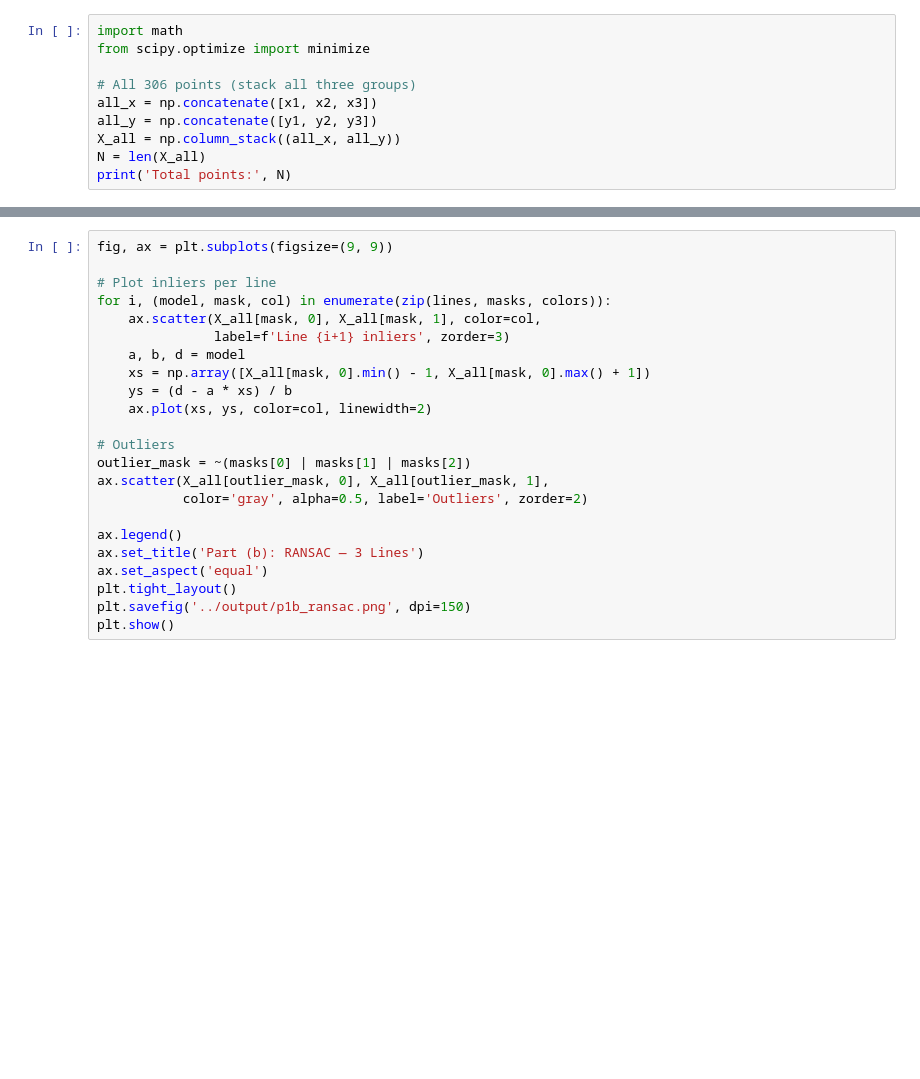
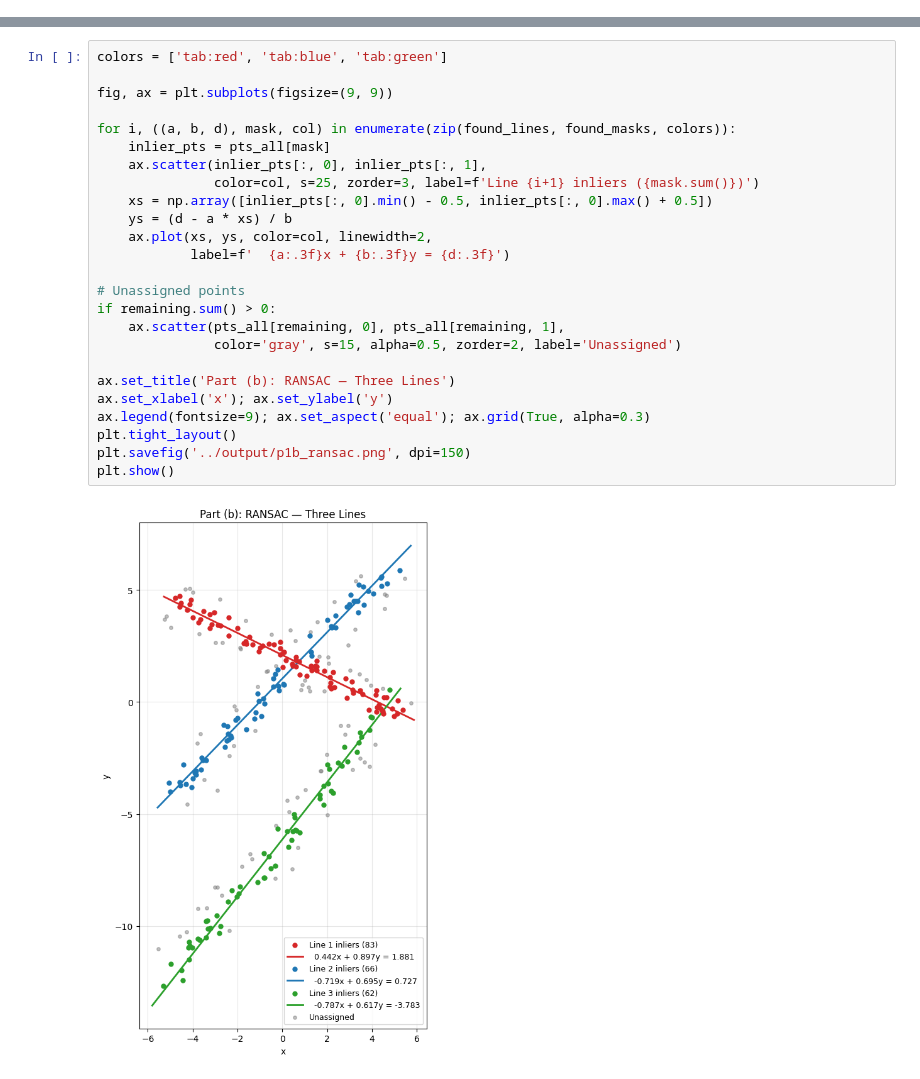
Before and after one commit to Kalana-Demintha-Vidanapathirana/258839R_IT5437_CV_Assignment_2, a Jupyter notebook: src/problem1_line_fitting.ipynb, the cells around one changed output, grey strips where cells are left out. Cells and saved outputs as stored; diff of their text form; blank space fills up the shorter version.

```diff
--- a/src/problem1_line_fitting.ipynb
+++ b/src/problem1_line_fitting.ipynb
@@ -60,10 +41,0 @@ Each iteration: sample 2 points → compute candidate line → count inliers →
-# %%
-import math
-from scipy.optimize import minimize
-
-# All 306 points (stack all three groups)
-all_x = np.concatenate([x1, x2, x3])
-all_y = np.concatenate([y1, y2, y3])
-X_all = np.column_stack((all_x, all_y))
-N = len(X_all)
-print('Total points:', N)
@@ -135,23 +179,27 @@ print('Unclaimed points:', remaining.sum())
 # %%
+colors = ['tab:red', 'tab:blue', 'tab:green']
+
 fig, ax = plt.subplots(figsize=(9, 9))
 
-# Plot inliers per line
-for i, (model, mask, col) in enumerate(zip(lines, masks, colors)):
-    ax.scatter(X_all[mask, 0], X_all[mask, 1], color=col,
-               label=f'Line {i+1} inliers', zorder=3)
-    a, b, d = model
-    xs = np.array([X_all[mask, 0].min() - 1, X_all[mask, 0].max() + 1])
+for i, ((a, b, d), mask, col) in enumerate(zip(found_lines, found_masks, colors)):
+    inlier_pts = pts_all[mask]
+    ax.scatter(inlier_pts[:, 0], inlier_pts[:, 1],
+               color=col, s=25, zorder=3, label=f'Line {i+1} inliers ({mask.sum()})')
+    xs = np.array([inlier_pts[:, 0].min() - 0.5, inlier_pts[:, 0].max() + 0.5])
     ys = (d - a * xs) / b
-    ax.plot(xs, ys, color=col, linewidth=2)
+    ax.plot(xs, ys, color=col, linewidth=2,
+            label=f'  {a:.3f}x + {b:.3f}y = {d:.3f}')
 
-# Outliers
-outlier_mask = ~(masks[0] | masks[1] | masks[2])
-ax.scatter(X_all[outlier_mask, 0], X_all[outlier_mask, 1],
-           color='gray', alpha=0.5, label='Outliers', zorder=2)
+# Unassigned points
+if remaining.sum() > 0:
+    ax.scatter(pts_all[remaining, 0], pts_all[remaining, 1],
+               color='gray', s=15, alpha=0.5, zorder=2, label='Unassigned')
 
-ax.legend()
-ax.set_title('Part (b): RANSAC — 3 Lines')
-ax.set_aspect('equal')
+ax.set_title('Part (b): RANSAC — Three Lines')
+ax.set_xlabel('x'); ax.set_ylabel('y')
+ax.legend(fontsize=9); ax.set_aspect('equal'); ax.grid(True, alpha=0.3)
 plt.tight_layout()
 plt.savefig('../output/p1b_ransac.png', dpi=150)
 plt.show()
+# %% [output]
+[figure, added]
```
Also changed, not shown: parts of 13 cells of this notebook, 20 other files.
